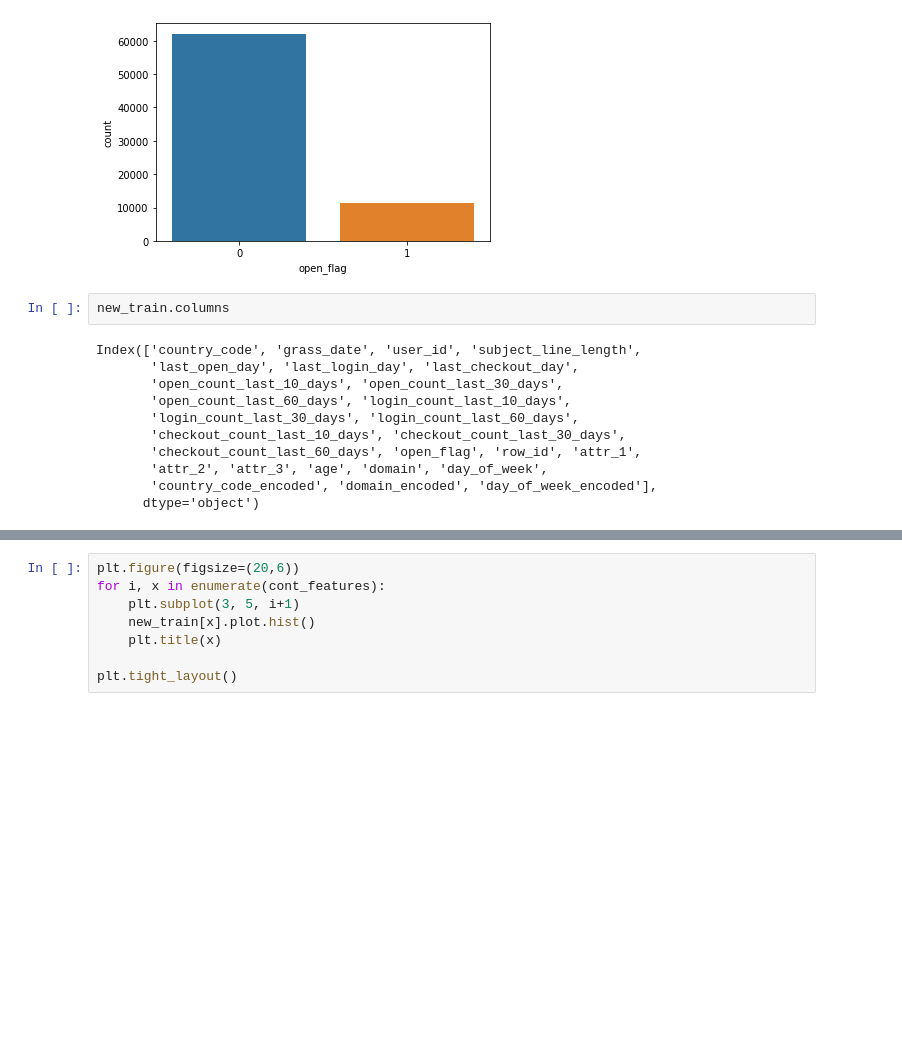
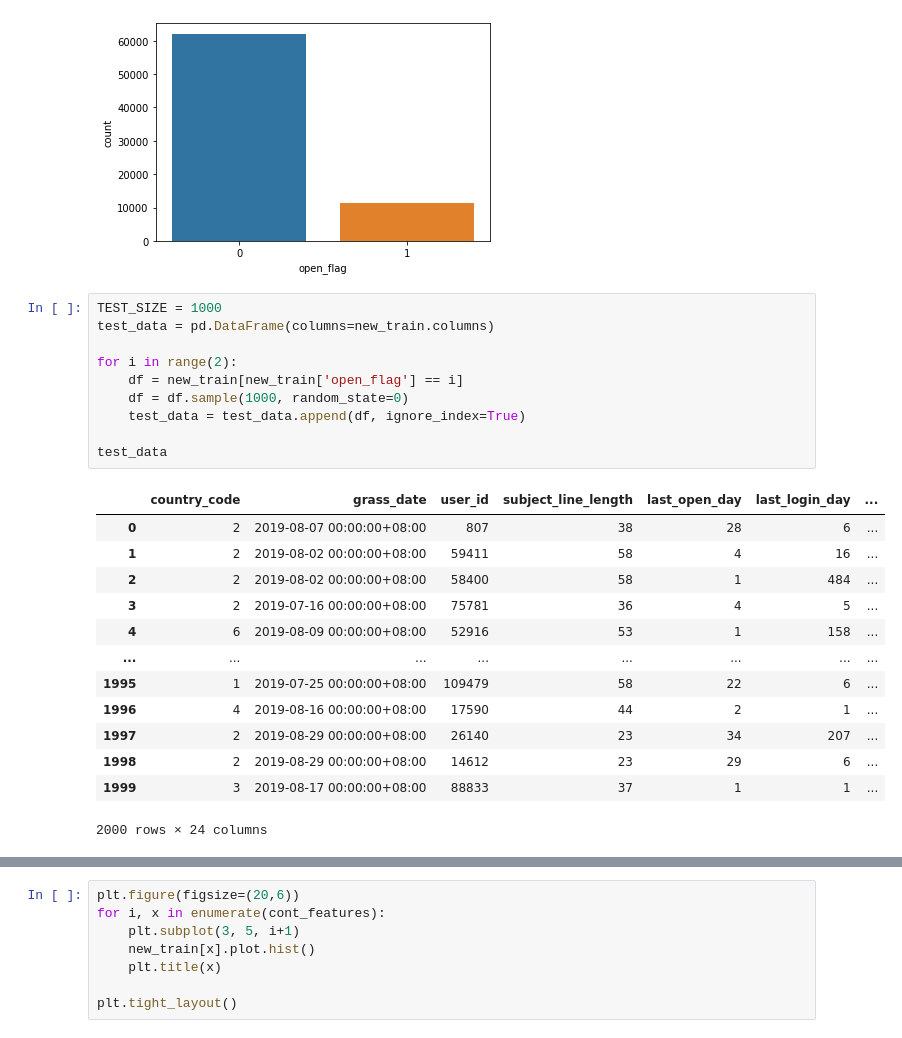
Before and after one commit to TanHaus/Shopee-CodeLeague-2020, a Jupyter notebook: marketing_analytics/explore.ipynb, the cells around one changed output, grey strips where cells are left out. Cells and saved outputs as stored; diff of their text form; blank space fills up the shorter version.

```diff
--- a/marketing_analytics/explore.ipynb
+++ b/marketing_analytics/explore.ipynb
@@ -262,16 +216,27 @@ sns.countplot(x='open_flag', data=new_train)
 # %% [output]
 <matplotlib.axes._subplots.AxesSubplot at 0x...>
 [figure]
-# %%
-new_train.columns
-# %% [output]
-Index(['country_code', 'grass_date', 'user_id', 'subject_line_length',
-       'last_open_day', 'last_login_day', 'last_checkout_day',
-       'open_count_last_10_days', 'open_count_last_30_days',
-       'open_count_last_60_days', 'login_count_last_10_days',
-       'login_count_last_30_days', 'login_count_last_60_days',
-       'checkout_count_last_10_days', 'checkout_count_last_30_days',
-       'checkout_count_last_60_days', 'open_flag', 'row_id', 'attr_1',
-       'attr_2', 'attr_3', 'age', 'domain', 'day_of_week',
-       'country_code_encoded', 'domain_encoded', 'day_of_week_encoded'],
-      dtype='object')
+# %%
+TEST_SIZE = 1000
+test_data = pd.DataFrame(columns=new_train.columns)
+
+for i in range(2):
+    df = new_train[new_train['open_flag'] == i]
+    df = df.sample(1000, random_state=0)
+    test_data = test_data.append(df, ignore_index=True)
+
+test_data
+# %% [output]
+|  | country_code | grass_date | user_id | subject_line_length | last_open_day | last_login_day | ... |
+| 0 | 2 | 2019-08-07 00:00:00+08:00 | 807 | 38 | 28 | 6 | ... |
+| 1 | 2 | 2019-08-02 00:00:00+08:00 | 59411 | 58 | 4 | 16 | ... |
+| 2 | 2 | 2019-08-02 00:00:00+08:00 | 58400 | 58 | 1 | 484 | ... |
+| 3 | 2 | 2019-07-16 00:00:00+08:00 | 75781 | 36 | 4 | 5 | ... |
+| 4 | 6 | 2019-08-09 00:00:00+08:00 | 52916 | 53 | 1 | 158 | ... |
+| ... | ... | ... | ... | ... | ... | ... | ... |
+| 1995 | 1 | 2019-07-25 00:00:00+08:00 | 109479 | 58 | 22 | 6 | ... |
+| 1996 | 4 | 2019-08-16 00:00:00+08:00 | 17590 | 44 | 2 | 1 | ... |
+| 1997 | 2 | 2019-08-29 00:00:00+08:00 | 26140 | 23 | 34 | 207 | ... |
+| 1998 | 2 | 2019-08-29 00:00:00+08:00 | 14612 | 23 | 29 | 6 | ... |
+| 1999 | 3 | 2019-08-17 00:00:00+08:00 | 88833 | 37 | 1 | 1 | ... |
+2000 rows × 24 columns
```
Also changed, not shown: parts of 31 cells of this notebook, 1 other file.
